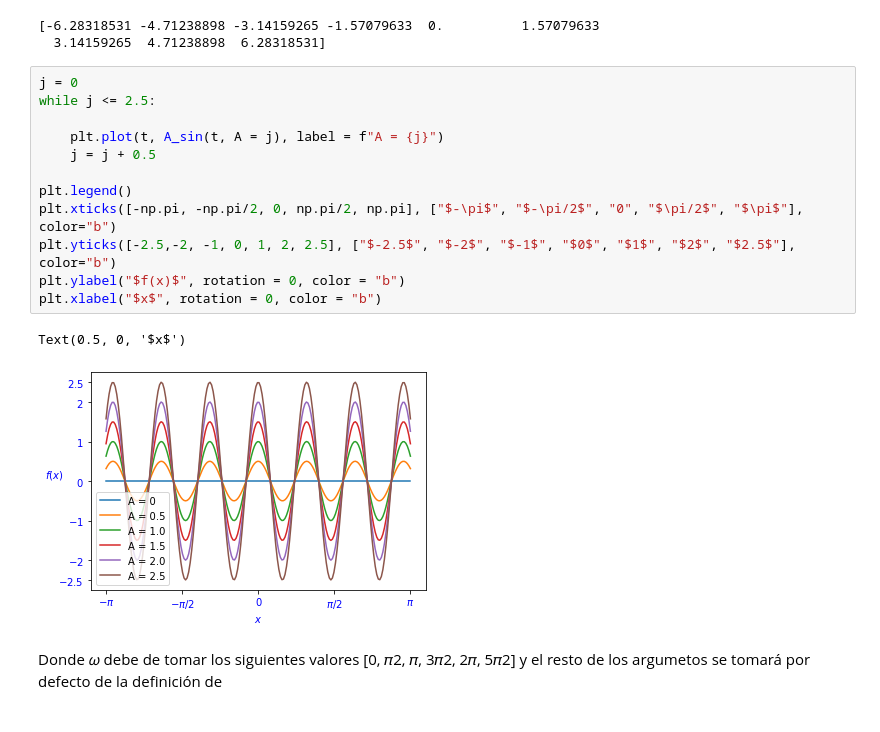
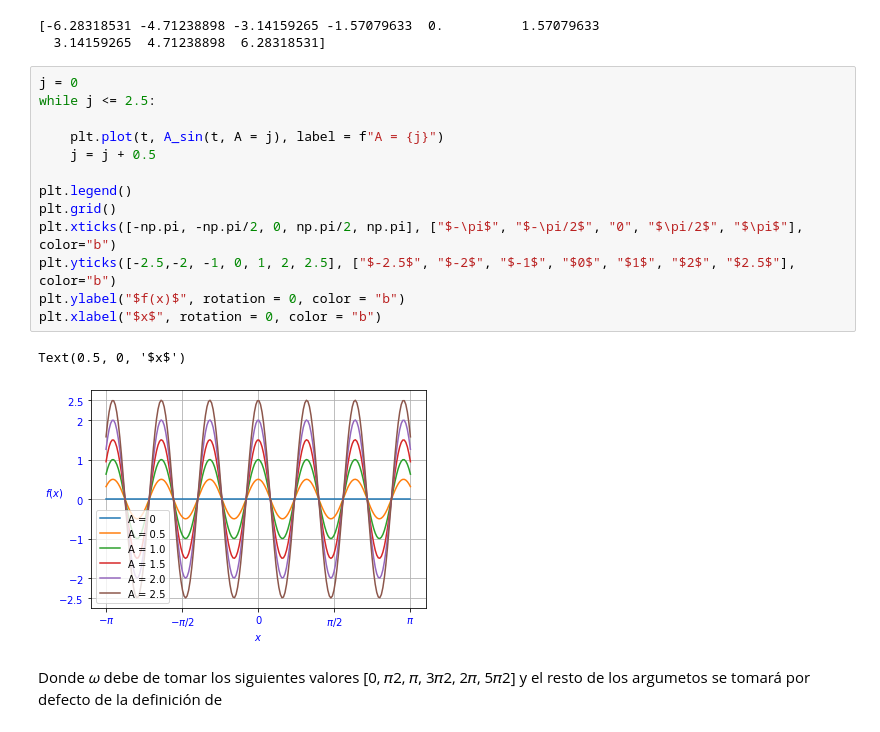
Before and after one commit to ArevaloHdez/Practicas_HC, a Jupyter notebook: Practica-5.ipynb, the cells around one changed output. Drawn from its saved outputs; the diff is of its cells as text.

```diff
--- a/Practica-5.ipynb
+++ b/Practica-5.ipynb
@@ -105,18 +105,19 @@ print(phi)
 # %%
 j = 0
 while j <= 2.5:
 
     plt.plot(t, A_sin(t, A = j), label = f"A = {j}")
     j = j + 0.5
 
 plt.legend()
+plt.grid()
 plt.xticks([-np.pi, -np.pi/2, 0, np.pi/2, np.pi], ["$-\pi$", "$-\pi/2$", "0", "$\pi/2$", "$\pi$"], color="b")
 plt.yticks([-2.5,-2, -1, 0, 1, 2, 2.5], ["$-2.5$", "$-2$", "$-1$", "$0$", "$1$", "$2$", "$2.5$"], color="b")
 plt.ylabel("$f(x)$", rotation = 0, color = "b")
 plt.xlabel("$x$", rotation = 0, color = "b")
 # %% [output]
 Text(0.5, 0, '$x$')
-[figure, old version]
+[figure, new version]
 # %% [markdown]
 Donde 𝜔 debe de tomar los siguientes valores [0, 𝜋2, 𝜋, 3𝜋2, 2𝜋, 5𝜋2] y el resto de los argumetos se tomará por defecto de la definición de
 # %%
```
Also changed, not shown: parts of 2 cells of this notebook, 1 other file.
